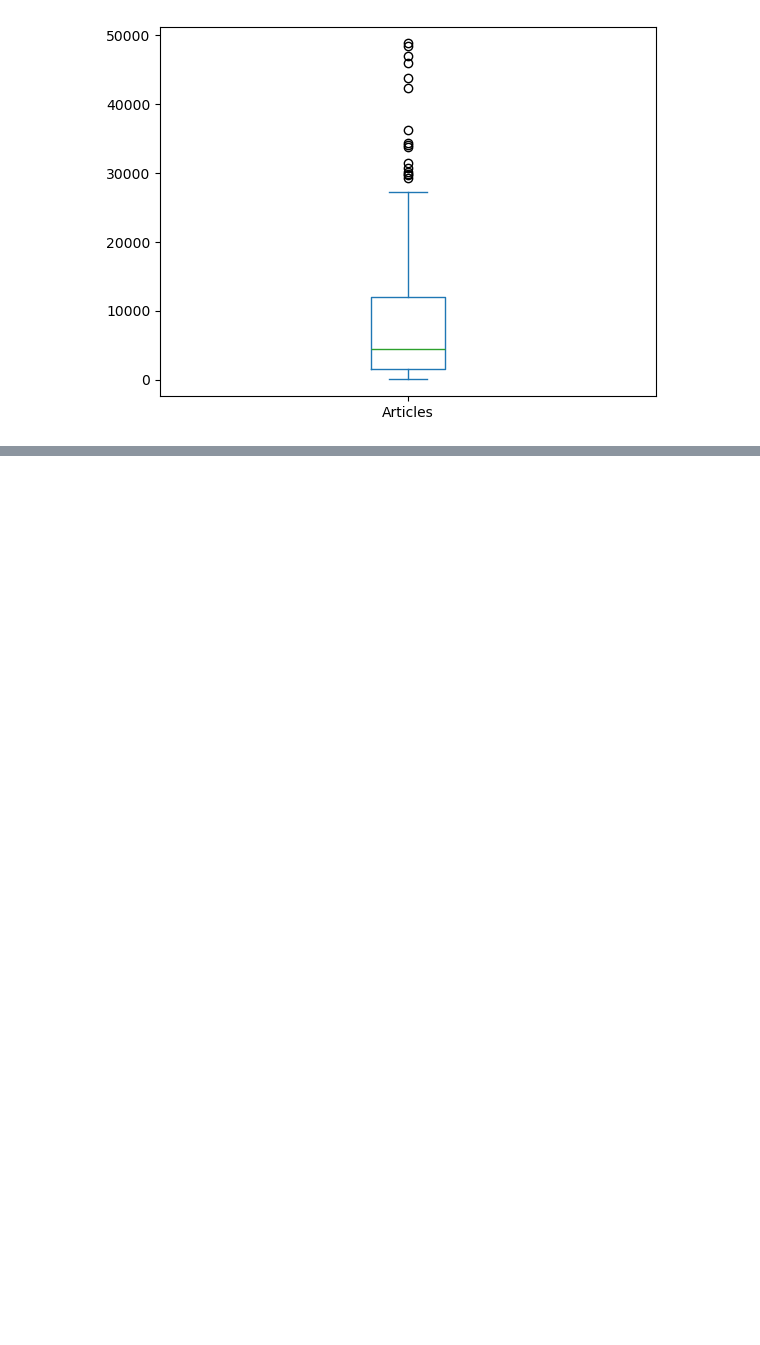
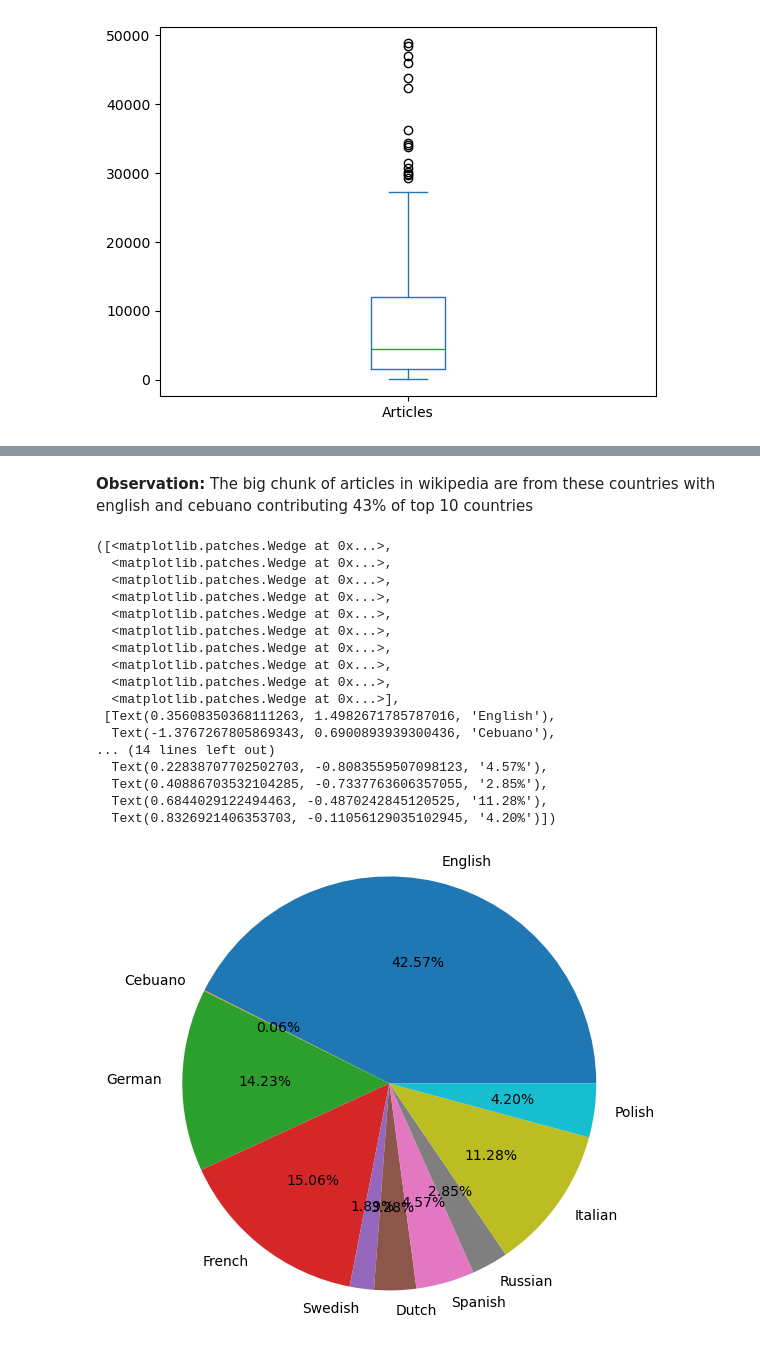
Before and after one commit to mvardhan2003/Wikipedia-Data-Analysis, a Jupyter notebook: Eda_on_wikipedias.ipynb, the cells around one changed output, grey strips where cells are left out. Saved outputs shown, nothing was run; the diff lists cells and outputs as text; code cells hidden in the pictures; blank space fills up the shorter version.

```diff
--- a/Eda_on_wikipedias.ipynb
+++ b/Eda_on_wikipedias.ipynb
@@ -296,0 +332,24 @@ dtype: object
+# %% [markdown]
+**Observation:**
+The big chunk of articles in wikipedia are from these countries with english and cebuano contributing 43% of top 10 countries
+# %%
+plt.pie(df['Active users'][:10],labels=df['Language'][:10],autopct='%1.2f%%',radius= 1.4)
+# %% [output]
+([<matplotlib.patches.Wedge at 0x...>,
+  <matplotlib.patches.Wedge at 0x...>,
+  <matplotlib.patches.Wedge at 0x...>,
+  <matplotlib.patches.Wedge at 0x...>,
+  <matplotlib.patches.Wedge at 0x...>,
+  <matplotlib.patches.Wedge at 0x...>,
+  <matplotlib.patches.Wedge at 0x...>,
+  <matplotlib.patches.Wedge at 0x...>,
+  <matplotlib.patches.Wedge at 0x...>,
+  <matplotlib.patches.Wedge at 0x...>],
+ [Text(0.35608350368111263, 1.4982671785787016, 'English'),
+  Text(-1.3767267805869343, 0.6900893939300436, 'Cebuano'),
+... (14 lines left out)
+  Text(0.22838707702502703, -0.8083559507098123, '4.57%'),
+  Text(0.40886703532104285, -0.7337763606357055, '2.85%'),
+  Text(0.6844029122494463, -0.4870242845120525, '11.28%'),
+  Text(0.8326921406353703, -0.11056129035102945, '4.20%')])
+[figure, added]
```
Also changed, not shown: parts of 22 cells of this notebook, 2 other files.
